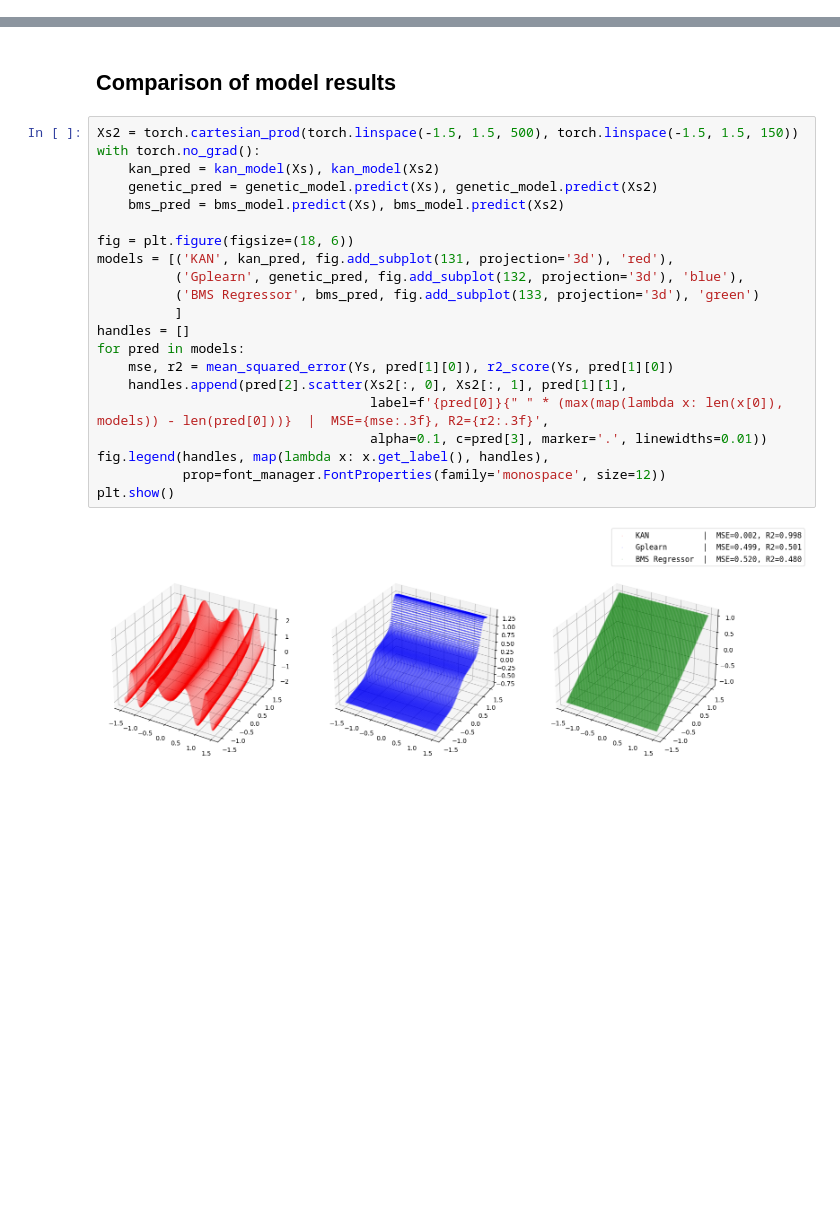
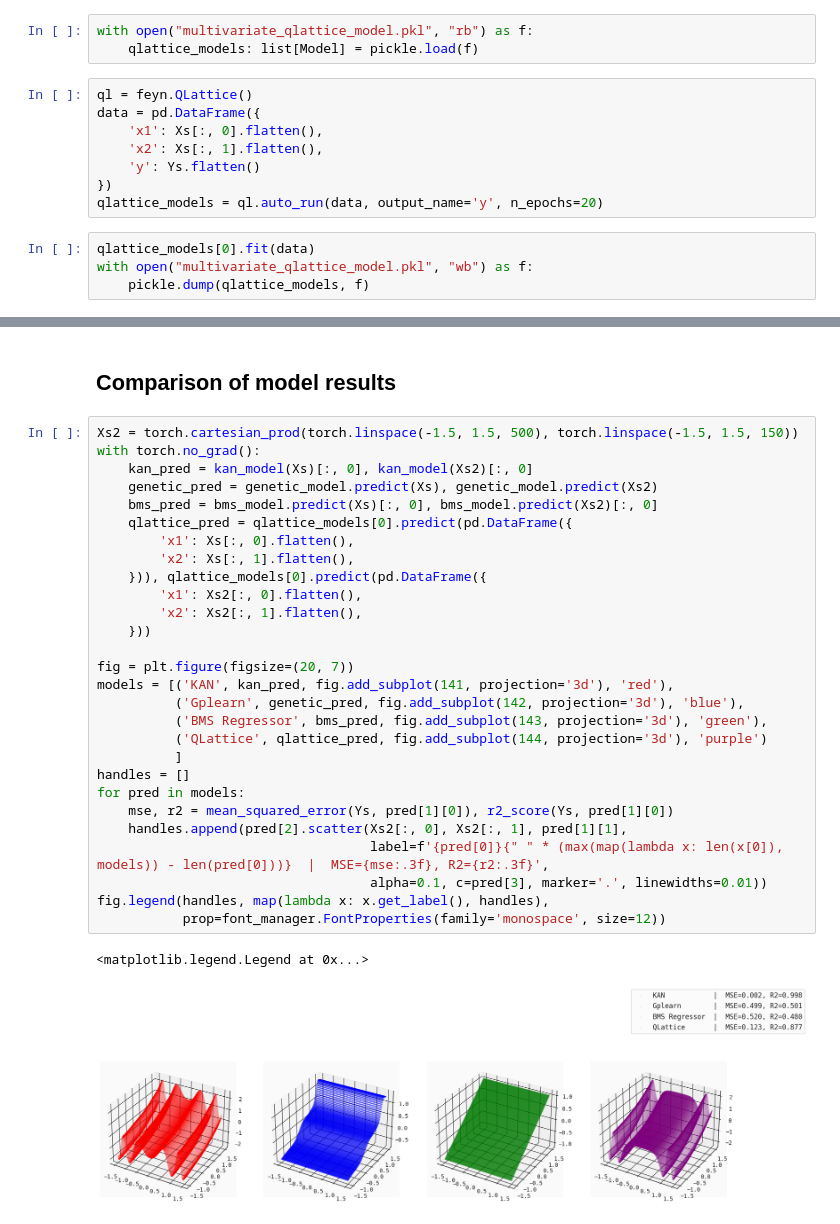
Before and after one commit to MrPio/KAN-Symbolic_Regression, a Jupyter notebook: Comparison_of_different_methods_for_SR_multivariate.ipynb, the cells around one changed output, grey strips where cells are left out. Saved outputs shown, nothing was run; the diff lists cells and outputs as text; blank space fills up the shorter version.

Commit message:
Add QLattice to multivariate example. Fixed new matplotlib scatter API

```diff
--- a/Comparison_of_different_methods_for_SR_multivariate.ipynb
+++ b/Comparison_of_different_methods_for_SR_multivariate.ipynb
@@ -123,0 +130,15 @@ INFO:autora.theorist.bms.regressor:BMS fitting finished
+# %%
+with open("multivariate_qlattice_model.pkl", "rb") as f:
+    qlattice_models: list[Model] = pickle.load(f)
+# %%
+ql = feyn.QLattice()
+data = pd.DataFrame({
+    'x1': Xs[:, 0].flatten(),
+    'x2': Xs[:, 1].flatten(),
+    'y': Ys.flatten()
+})
+qlattice_models = ql.auto_run(data, output_name='y', n_epochs=20)
+# %%
+qlattice_models[0].fit(data)
+with open("multivariate_qlattice_model.pkl", "wb") as f:
+    pickle.dump(qlattice_models, f)
@@ -126,23 +152,31 @@ INFO:autora.theorist.bms.regressor:BMS fitting finished
 # %%
 Xs2 = torch.cartesian_prod(torch.linspace(-1.5, 1.5, 500), torch.linspace(-1.5, 1.5, 150))
 with torch.no_grad():
-    kan_pred = kan_model(Xs), kan_model(Xs2)
+    kan_pred = kan_model(Xs)[:, 0], kan_model(Xs2)[:, 0]
     genetic_pred = genetic_model.predict(Xs), genetic_model.predict(Xs2)
-    bms_pred = bms_model.predict(Xs), bms_model.predict(Xs2)
+    bms_pred = bms_model.predict(Xs)[:, 0], bms_model.predict(Xs2)[:, 0]
+    qlattice_pred = qlattice_models[0].predict(pd.DataFrame({
+        'x1': Xs[:, 0].flatten(),
+        'x2': Xs[:, 1].flatten(),
+    })), qlattice_models[0].predict(pd.DataFrame({
+        'x1': Xs2[:, 0].flatten(),
+        'x2': Xs2[:, 1].flatten(),
+    }))
 
-fig = plt.figure(figsize=(18, 6))
-models = [('KAN', kan_pred, fig.add_subplot(131, projection='3d'), 'red'),
-          ('Gplearn', genetic_pred, fig.add_subplot(132, projection='3d'), 'blue'),
-          ('BMS Regressor', bms_pred, fig.add_subplot(133, projection='3d'), 'green')
+fig = plt.figure(figsize=(20, 7))
+models = [('KAN', kan_pred, fig.add_subplot(141, projection='3d'), 'red'),
+          ('Gplearn', genetic_pred, fig.add_subplot(142, projection='3d'), 'blue'),
+          ('BMS Regressor', bms_pred, fig.add_subplot(143, projection='3d'), 'green'),
+          ('QLattice', qlattice_pred, fig.add_subplot(144, projection='3d'), 'purple')
           ]
 handles = []
 for pred in models:
     mse, r2 = mean_squared_error(Ys, pred[1][0]), r2_score(Ys, pred[1][0])
     handles.append(pred[2].scatter(Xs2[:, 0], Xs2[:, 1], pred[1][1],
                                    label=f'{pred[0]}{" " * (max(map(lambda x: len(x[0]), models)) - len(pred[0]))}  |  MSE={mse:.3f}, R2={r2:.3f}',
                                    alpha=0.1, c=pred[3], marker='.', linewidths=0.01))
 fig.legend(handles, map(lambda x: x.get_label(), handles),
            prop=font_manager.FontProperties(family='monospace', size=12))
-plt.show()
 # %% [output]
+<matplotlib.legend.Legend at 0x...>
-[figure, old version]
+[figure, new version]
```
Also changed, not shown: parts of 8 cells of this notebook.
